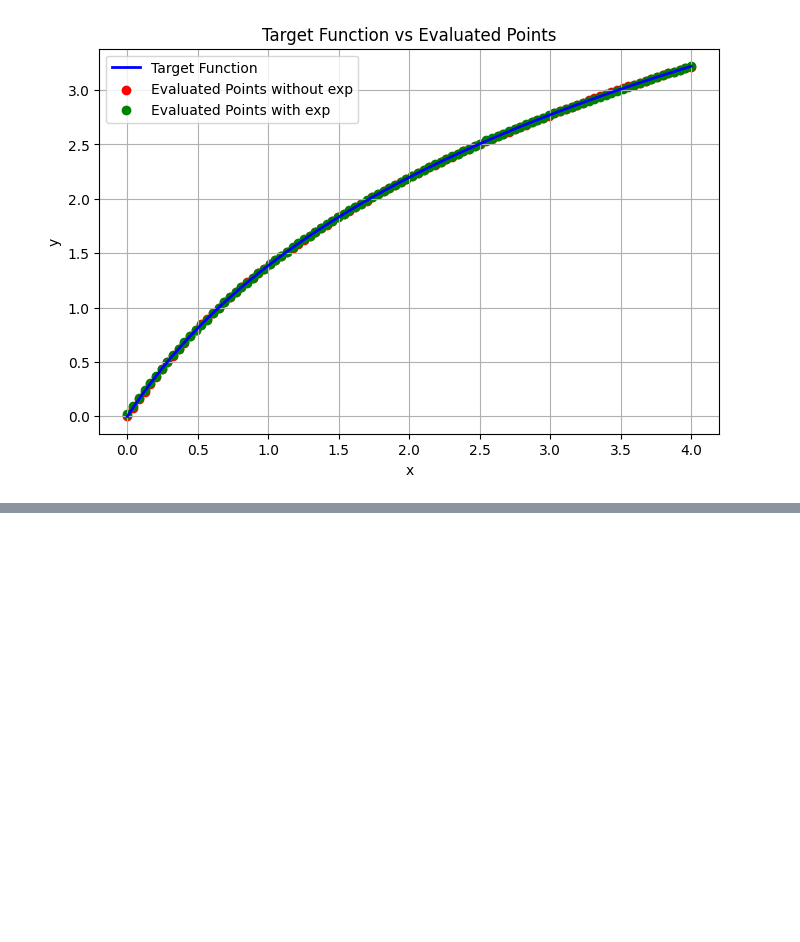
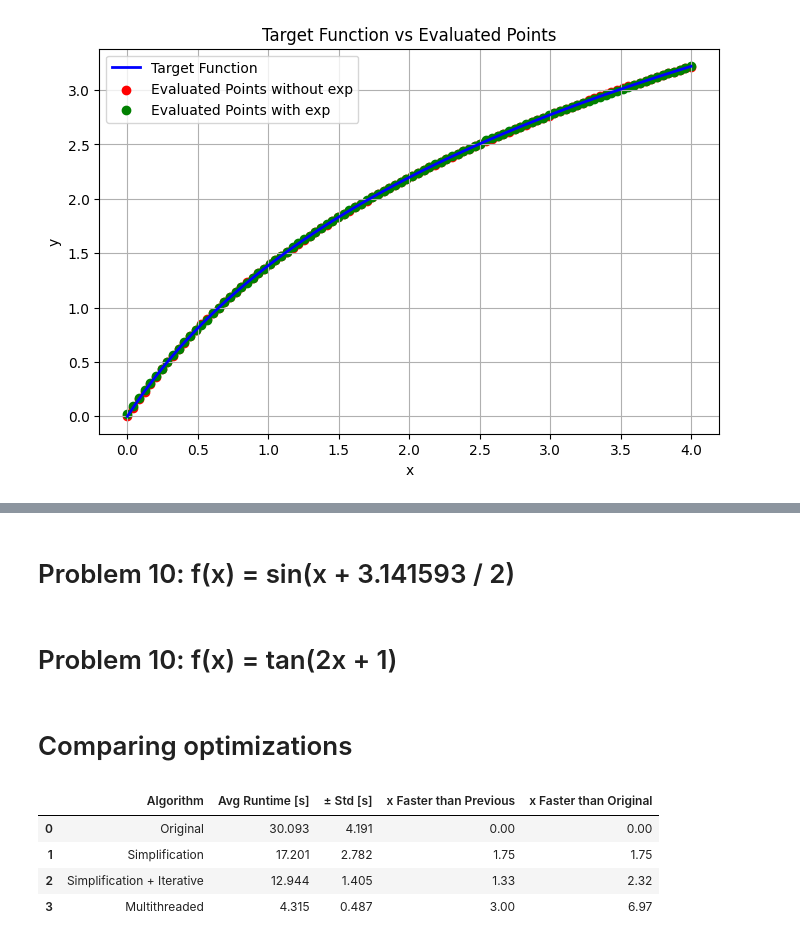
Before and after one commit to malekkonrad/genetic_programming, a Jupyter notebook: presentation.ipynb, the cells around one changed output, grey strips where cells are left out. Drawn from its saved outputs; the diff is of its cells as text; code cells hidden in the pictures; blank space fills up the shorter version.

```diff
--- a/presentation.ipynb
+++ b/presentation.ipynb
@@ -175,0 +192,2 @@ problem.compare_with_another(problems.p3_a)
+# %% [markdown]
+# Problem 10: f(x) = sin(x + 3.141593 / 2)
@@ -175,0 +199,2 @@ problem.compare_with_another(problems.p3_a)
+# %% [markdown]
+# Problem 10: f(x) = tan(2x + 1)
@@ -175,0 +206,62 @@ problem.compare_with_another(problems.p3_a)
+# %% [markdown]
+# Comparing optimizations
+# %%
+import pandas as pd
+
+old = [36839, 30781, 35808, 24716, 28447, 26252, 25819, 27857, 32878, 31533]
+simp_rec = [13436, 13158, 13584, 20782, 18087, 17934, 18318, 17847, 19787, 19081]
+simp_iter = [10902, 14096, 13635, 14650, 15307, 12418, 12343, 12320, 12010, 11758]
+threaded = [3864, 4050, 3945, 4167, 4314, 4360, 4176, 4186, 4492, 5594]
+
+data = {
+    "Original": old,
+    "Simplification": simp_rec,
+    "Simplification + Iterative": simp_iter,
+    "Multithreaded": threaded
+}
+
+df = pd.DataFrame(data)
+
+means = df.mean() / 1000
+stds = df.std() / 1000
+
+gain_prev = [0]
+gain_old = [0]
+
+for i in range(1, len(means)):
+    prev = means.iloc[i - 1]
+    current = means.iloc[i]
+    gain_prev.append(prev / current)
+    gain_old.append(means.iloc[0] / current)
+
+result = pd.DataFrame({
+    "Algorithm": means.index,
+    "Avg Runtime [s]": means.values,
+    "± Std [s]": stds.values,
+    "x Faster than Previous": gain_prev,
+    "x Faster than Original": gain_old
+})
+
+result = result.round({
+    "Avg Runtime [s]": 3,
+    "± Std [s]": 3,
+    "x Faster than Previous": 2,
+    "x Faster than Original": 2
+})
+
+"""
+Test settings: 10 runs, one generation with fixed seed with same starting population
+Population: avg_size=553, pop_size=100_000
+Threads used: 4
+Java: JDK 21
+Processor: Intel Core i3 11th gen, 3GHz, 2 cores, 4 logic cores, x86-64 architecture
+RAM: 2x8GB, 2,6GHz, DDR4
+"""
+
+result
+# %% [output]
+|  | Algorithm | Avg Runtime [s] | ± Std [s] | x Faster than Previous | x Faster than Original |
+| 0 | Original | 30.093 | 4.191 | 0.00 | 0.00 |
+| 1 | Simplification | 17.201 | 2.782 | 1.75 | 1.75 |
+| 2 | Simplification + Iterative | 12.944 | 1.405 | 1.33 | 2.32 |
+| 3 | Multithreaded | 4.315 | 0.487 | 3.00 | 6.97 |
```
Also changed, not shown: parts of 8 cells of this notebook, 7 other files.
